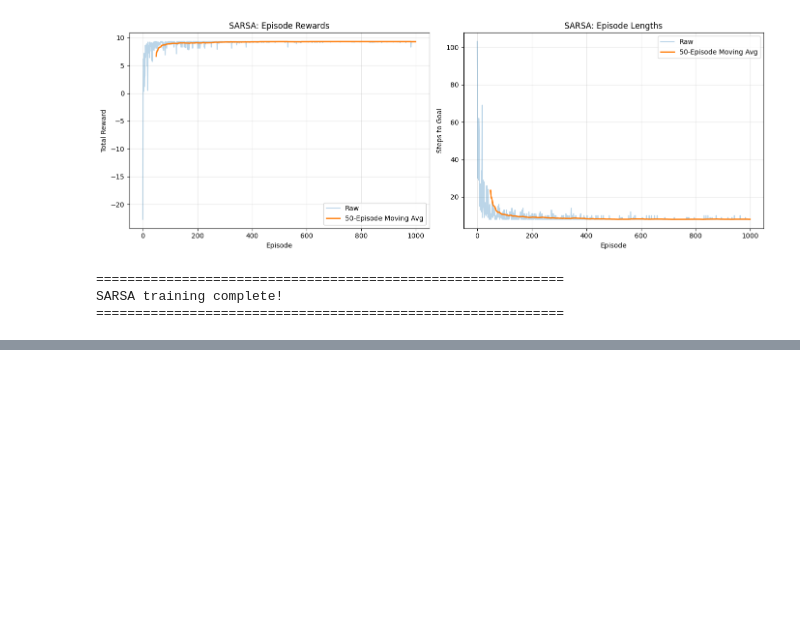
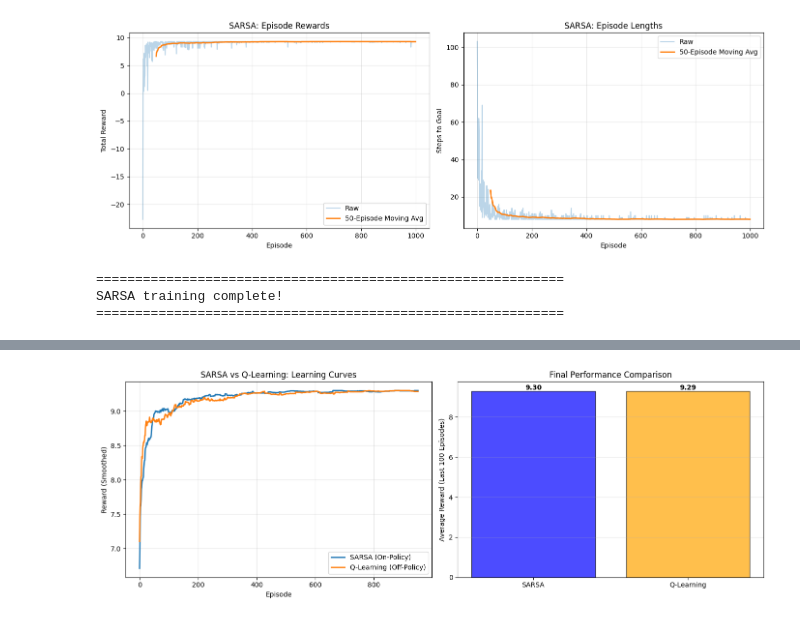
Before and after one commit to Abhijith-E/ReinforcementLearning, a Jupyter notebook: Lab8.ipynb, the cells around one changed output, grey strips where cells are left out. Drawn from its saved outputs; the diff is of its cells as text; code cells hidden in the pictures; blank space fills up the shorter version.

```diff
--- a/Lab8.ipynb
+++ b/Lab8.ipynb
@@ -315,3 +315,101 @@ Generating training progress plots...
 ============================================================
 SARSA training complete!
 ============================================================
+# %%
+# Import Q-Learning for comparison
+class QLearningAgent:
+    """Q-Learning Agent for comparison"""
+    def __init__(self, env, alpha=0.1, gamma=0.99, epsilon=0.1):
+        self.env = env
+        self.alpha = alpha
+        self.gamma = gamma
+        self.epsilon = epsilon
+        self.Q = defaultdict(lambda: np.zeros(4))
+        self.episode_rewards = []
+
+    def epsilon_greedy_policy(self, state):
+        if np.random.random() < self.epsilon:
+            return np.random.choice(self.env.get_possible_actions())
+        else:
+            return np.argmax(self.Q[state])
+
+    def train(self, num_episodes=1000, verbose=False):
+        for episode in range(num_episodes):
+            state = self.env.reset()
+            episode_reward = 0
+            steps = 0
+            done = False
+
+            while not done:
+                action = self.epsilon_greedy_policy(state)
+                next_state, reward, done = self.env.step(action)
+
+                # Q-Learning update (off-policy: use max)
+                current_q = self.Q[state][action]
+                max_next_q = np.max(self.Q[next_state])
+                td_target = reward + self.gamma * max_next_q
+                self.Q[state][action] = current_q + self.alpha * (td_target - current_q)
+
+                state = next_state
+                episode_reward += reward
+                steps += 1
+
+                if steps > 200:
+                    break
+
+            self.episode_rewards.append(episode_reward)
+            self.epsilon = max(0.01, self.epsilon * 0.995)
+
+# Compare SARSA and Q-Learning
+print("\n" + "=" * 60)
+print("Comparing SARSA vs Q-Learning")
+print("=" * 60)
+
+# Train SARSA
+print("\nTraining SARSA...")
+env_sarsa = GridWorld(size=5)
+sarsa_agent = SARSAAgent(env_sarsa, alpha=0.1, gamma=0.99, epsilon=0.3)
+sarsa_agent.train(num_episodes=1000, verbose=False)
+
+# Train Q-Learning
+print("Training Q-Learning...")
+env_qlearn = GridWorld(size=5)
+qlearn_agent = QLearningAgent(env_qlearn, alpha=0.1, gamma=0.99, epsilon=0.3)
+qlearn_agent.train(num_episodes=1000, verbose=False)
+
+# Plot comparison
+plt.figure(figsize=(14, 5))
+
+plt.subplot(1, 2, 1)
+window = 50
+sarsa_smooth = np.convolve(sarsa_agent.episode_rewards, np.ones(window)/window, mode='valid')
+qlearn_smooth = np.convolve(qlearn_agent.episode_rewards, np.ones(window)/window, mode='valid')
+
+plt.plot(sarsa_smooth, label='SARSA (On-Policy)', linewidth=2)
+plt.plot(qlearn_smooth, label='Q-Learning (Off-Policy)', linewidth=2)
+plt.xlabel('Episode')
+plt.ylabel('Reward (Smoothed)')
+plt.title('SARSA vs Q-Learning: Learning Curves')
+plt.legend()
+plt.grid(True, alpha=0.3)
+
+plt.subplot(1, 2, 2)
+final_sarsa = np.mean(sarsa_agent.episode_rewards[-100:])
+final_qlearn = np.mean(qlearn_agent.episode_rewards[-100:])
+
+plt.bar(['SARSA', 'Q-Learning'], [final_sarsa, final_qlearn],
+        alpha=0.7, edgecolor='black', color=['blue', 'orange'])
+plt.ylabel('Average Reward (Last 100 Episodes)')
+plt.title('Final Performance Comparison')
+plt.grid(True, alpha=0.3, axis='y')
+
+for i, (name, val) in enumerate([('SARSA', final_sarsa), ('Q-Learning', final_qlearn)]):
+    plt.text(i, val, f'{val:.2f}', ha='center', va='bottom', fontweight='bold')
+
+plt.tight_layout()
+plt.show()
+
+print(f"\nFinal Performance:")
+print(f"  SARSA:      {final_sarsa:.2f}")
+print(f"  Q-Learning: {final_qlearn:.2f}")
+# %% [output]
@@ -317,0 +422 @@ SARSA training complete!
+[figure, added]
```
Also changed, not shown: parts of 1 cell of this notebook.
